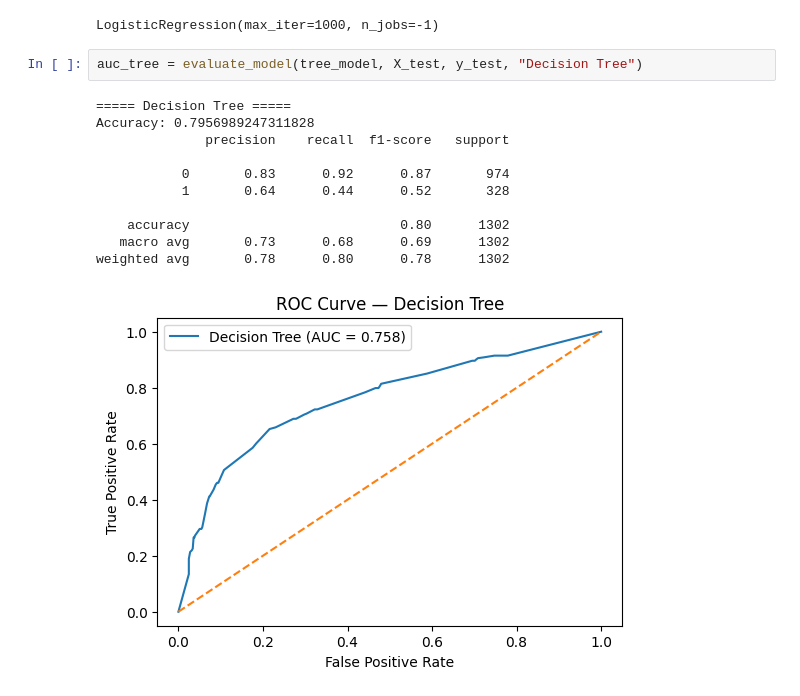
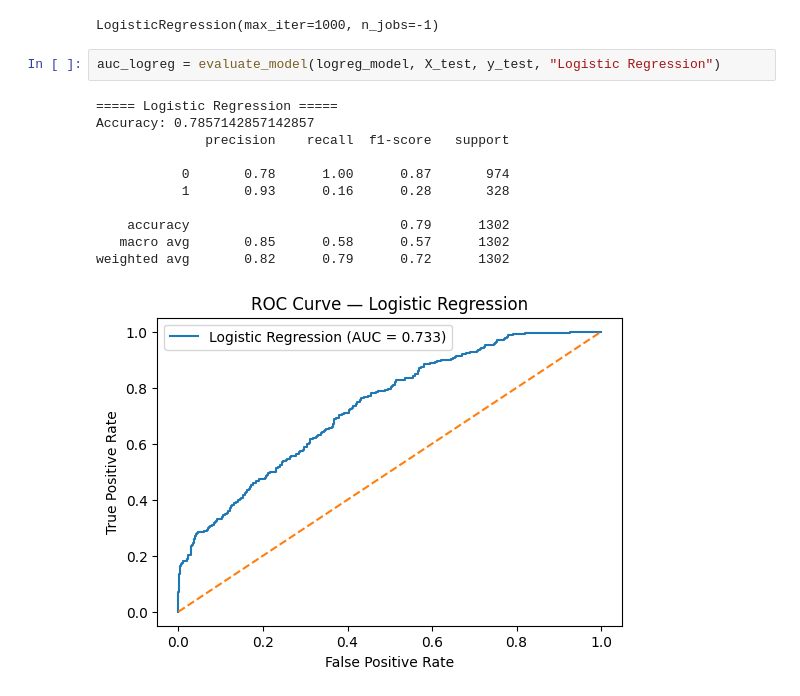
Before and after one commit to Lucie123456789/automate, a Jupyter notebook: Projet_ML.ipynb, the cells around one changed output. Cells and saved outputs as stored; diff of their text form.

```diff
--- a/Projet_ML.ipynb
+++ b/Projet_ML.ipynb
@@ -280,17 +280,17 @@ logreg_model = LogisticRegression(
 logreg_model.fit(X_train, y_train)
 # %% [output]
 LogisticRegression(max_iter=1000, n_jobs=-1)
-# %%
-auc_tree = evaluate_model(tree_model, X_test, y_test, "Decision Tree")
-# %% [output]
-===== Decision Tree =====
-Accuracy: 0.7956989247311828
-              precision    recall  f1-score   support
-
-           0       0.83      0.92      0.87       974
-           1       0.64      0.44      0.52       328
-
-    accuracy                           0.80      1302
-   macro avg       0.73      0.68      0.69      1302
-weighted avg       0.78      0.80      0.78      1302
-[figure, removed]
+# %%
+auc_logreg = evaluate_model(logreg_model, X_test, y_test, "Logistic Regression")
+# %% [output]
+===== Logistic Regression =====
+Accuracy: 0.7857142857142857
+              precision    recall  f1-score   support
+
+           0       0.78      1.00      0.87       974
+           1       0.93      0.16      0.28       328
+
+    accuracy                           0.79      1302
+   macro avg       0.85      0.58      0.57      1302
+weighted avg       0.82      0.79      0.72      1302
+[figure, added]
```
